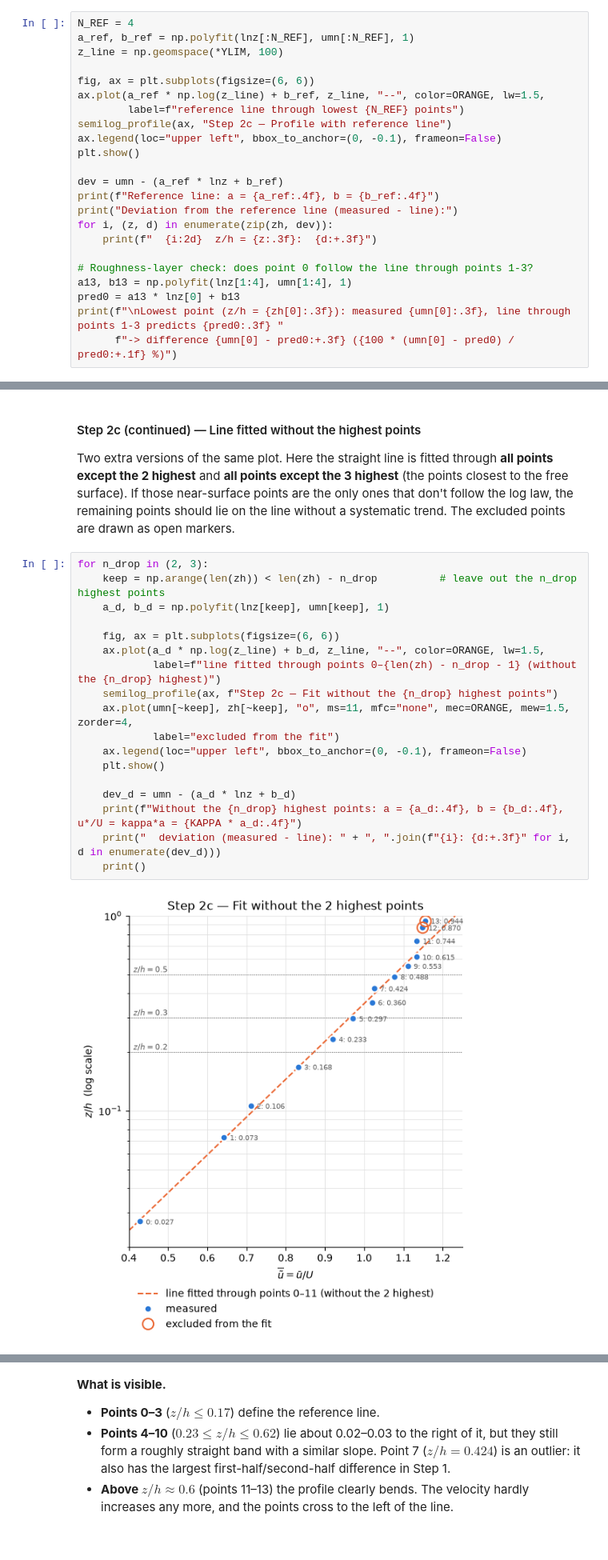
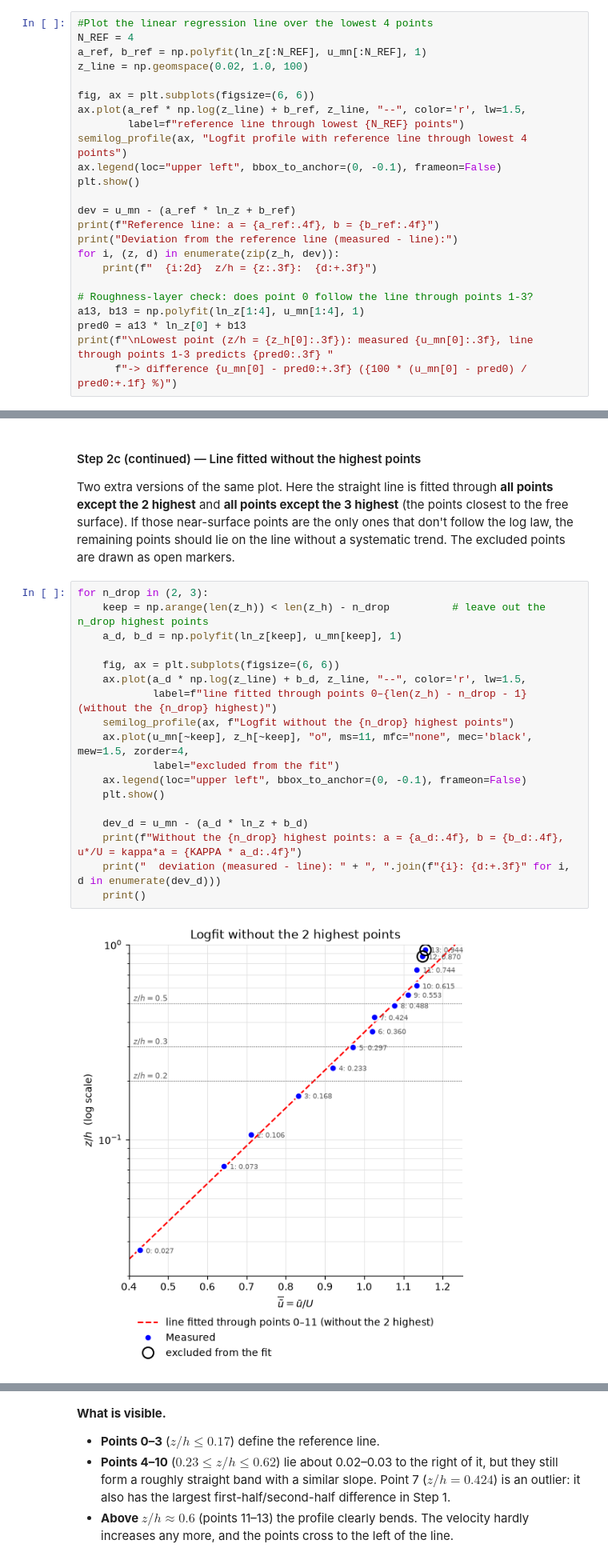
Before and after one commit to AlexanderDzhani/FSI-Group-1-HOS-Fluids-Project, a Jupyter notebook: Flow_Question1/Flowq1_LogFit_LogShear.ipynb, the cells around one changed output, grey strips where cells are left out. Shown at 80% size. Saved outputs shown, nothing was run; the diff lists cells and outputs as text.

```diff
--- a/Flow_Question1/Flowq1_LogFit_LogShear.ipynb
+++ b/Flow_Question1/Flowq1_LogFit_LogShear.ipynb
@@ -174,24 +210,25 @@ The same plot with a straight reference line, fitted through only the **lowest 4
 # %%
+#Plot the linear regression line over the lowest 4 points
 N_REF = 4
-a_ref, b_ref = np.polyfit(lnz[:N_REF], umn[:N_REF], 1)
-z_line = np.geomspace(*YLIM, 100)
+a_ref, b_ref = np.polyfit(ln_z[:N_REF], u_mn[:N_REF], 1)
+z_line = np.geomspace(0.02, 1.0, 100)
 
 fig, ax = plt.subplots(figsize=(6, 6))
-ax.plot(a_ref * np.log(z_line) + b_ref, z_line, "--", color=ORANGE, lw=1.5,
+ax.plot(a_ref * np.log(z_line) + b_ref, z_line, "--", color='r', lw=1.5,
         label=f"reference line through lowest {N_REF} points")
-semilog_profile(ax, "Step 2c — Profile with reference line")
+semilog_profile(ax, "Logfit profile with reference line through lowest 4 points")
 ax.legend(loc="upper left", bbox_to_anchor=(0, -0.1), frameon=False)
 plt.show()
 
-dev = umn - (a_ref * lnz + b_ref)
+dev = u_mn - (a_ref * ln_z + b_ref)
 print(f"Reference line: a = {a_ref:.4f}, b = {b_ref:.4f}")
 print("Deviation from the reference line (measured - line):")
-for i, (z, d) in enumerate(zip(zh, dev)):
+for i, (z, d) in enumerate(zip(z_h, dev)):
     print(f"  {i:2d}  z/h = {z:.3f}:  {d:+.3f}")
 
 # Roughness-layer check: does point 0 follow the line through points 1-3?
-a13, b13 = np.polyfit(lnz[1:4], umn[1:4], 1)
-pred0 = a13 * lnz[0] + b13
-print(f"\nLowest point (z/h = {zh[0]:.3f}): measured {umn[0]:.3f}, line through points 1-3 predicts {pred0:.3f} "
-      f"-> difference {umn[0] - pred0:+.3f} ({100 * (umn[0] - pred0) / pred0:+.1f} %)")
+a13, b13 = np.polyfit(ln_z[1:4], u_mn[1:4], 1)
+pred0 = a13 * ln_z[0] + b13
+print(f"\nLowest point (z/h = {z_h[0]:.3f}): measured {u_mn[0]:.3f}, line through points 1-3 predicts {pred0:.3f} "
+      f"-> difference {u_mn[0] - pred0:+.3f} ({100 * (u_mn[0] - pred0) / pred0:+.1f} %)")
 # %% [output]
@@ -220,23 +257,23 @@ Lowest point (z/h = 0.027): measured 0.428, line through points 1-3 predicts 0.4
 Two extra versions of the same plot. Here the straight line is fitted through **all points except the 2 highest** and **all points except the 3 highest** (the points closest to the free surface). If those near-surface points are the only ones that don't follow the log law, the remaining points should lie on the line without a systematic trend. The excluded points are drawn as open markers.
 # %%
 for n_drop in (2, 3):
-    keep = np.arange(len(zh)) < len(zh) - n_drop          # leave out the n_drop highest points
-    a_d, b_d = np.polyfit(lnz[keep], umn[keep], 1)
+    keep = np.arange(len(z_h)) < len(z_h) - n_drop          # leave out the n_drop highest points
+    a_d, b_d = np.polyfit(ln_z[keep], u_mn[keep], 1)
 
     fig, ax = plt.subplots(figsize=(6, 6))
-    ax.plot(a_d * np.log(z_line) + b_d, z_line, "--", color=ORANGE, lw=1.5,
-            label=f"line fitted through points 0–{len(zh) - n_drop - 1} (without the {n_drop} highest)")
-    semilog_profile(ax, f"Step 2c — Fit without the {n_drop} highest points")
-    ax.plot(umn[~keep], zh[~keep], "o", ms=11, mfc="none", mec=ORANGE, mew=1.5, zorder=4,
+    ax.plot(a_d * np.log(z_line) + b_d, z_line, "--", color='r', lw=1.5,
+            label=f"line fitted through points 0–{len(z_h) - n_drop - 1} (without the {n_drop} highest)")
+    semilog_profile(ax, f"Logfit without the {n_drop} highest points")
+    ax.plot(u_mn[~keep], z_h[~keep], "o", ms=11, mfc="none", mec='black', mew=1.5, zorder=4,
             label="excluded from the fit")
     ax.legend(loc="upper left", bbox_to_anchor=(0, -0.1), frameon=False)
     plt.show()
 
-    dev_d = umn - (a_d * lnz + b_d)
+    dev_d = u_mn - (a_d * ln_z + b_d)
     print(f"Without the {n_drop} highest points: a = {a_d:.4f}, b = {b_d:.4f}, u*/U = kappa*a = {KAPPA * a_d:.4f}")
     print("  deviation (measured - line): " + ", ".join(f"{i}: {d:+.3f}" for i, d in enumerate(dev_d)))
     print()
 # %% [output]
-[figure, old version]
+[figure, new version]
 Without the 2 highest points: a = 0.2237, b = 1.2323, u*/U = kappa*a = 0.0917
   deviation (measured - line): 0: +0.004, 1: -0.004, 2: -0.019, 3: -0.002, 4: +0.013, 5: +0.011, 6: +0.017, 7: -0.015, 8: +0.006, 9: +0.011, 10: +0.010, 11: -0.032, 12: -0.052, 13: -0.064
```
Also changed, not shown: parts of 9 cells of this notebook, 19 other files.
